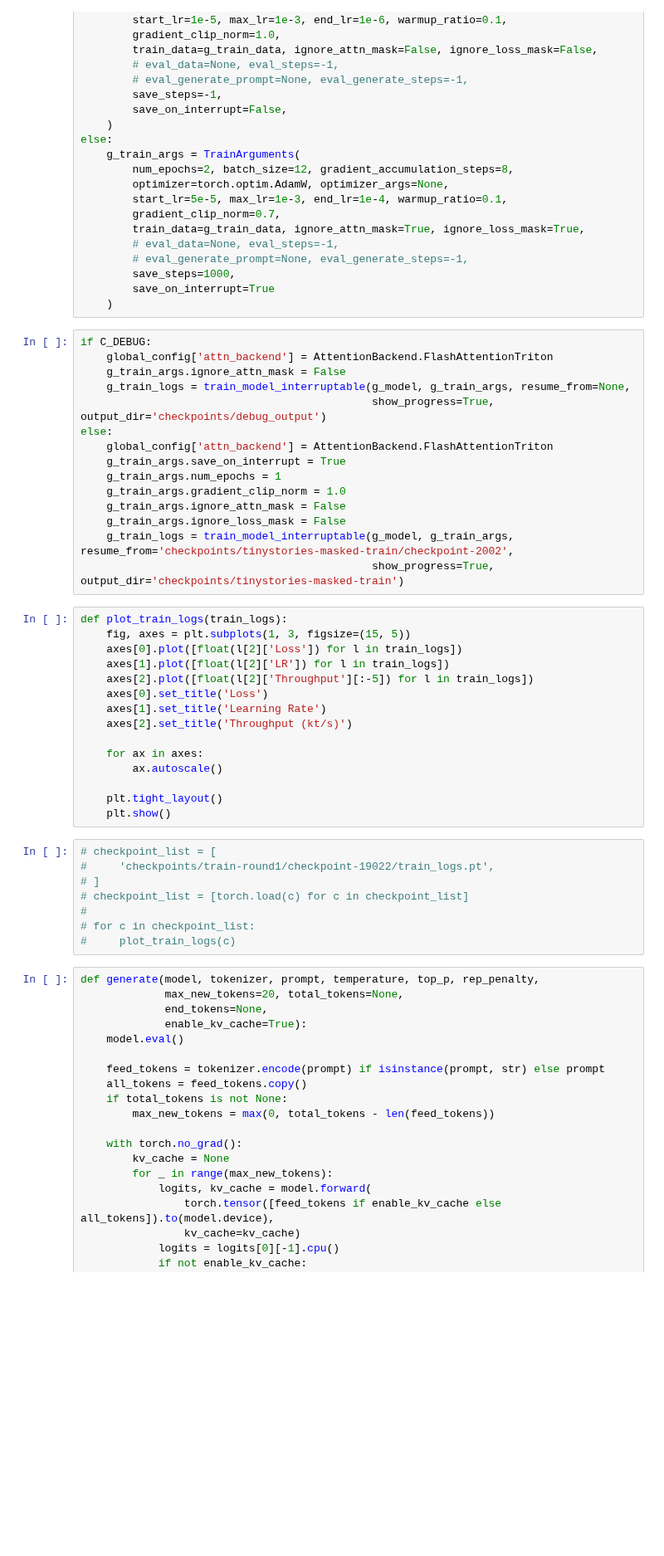
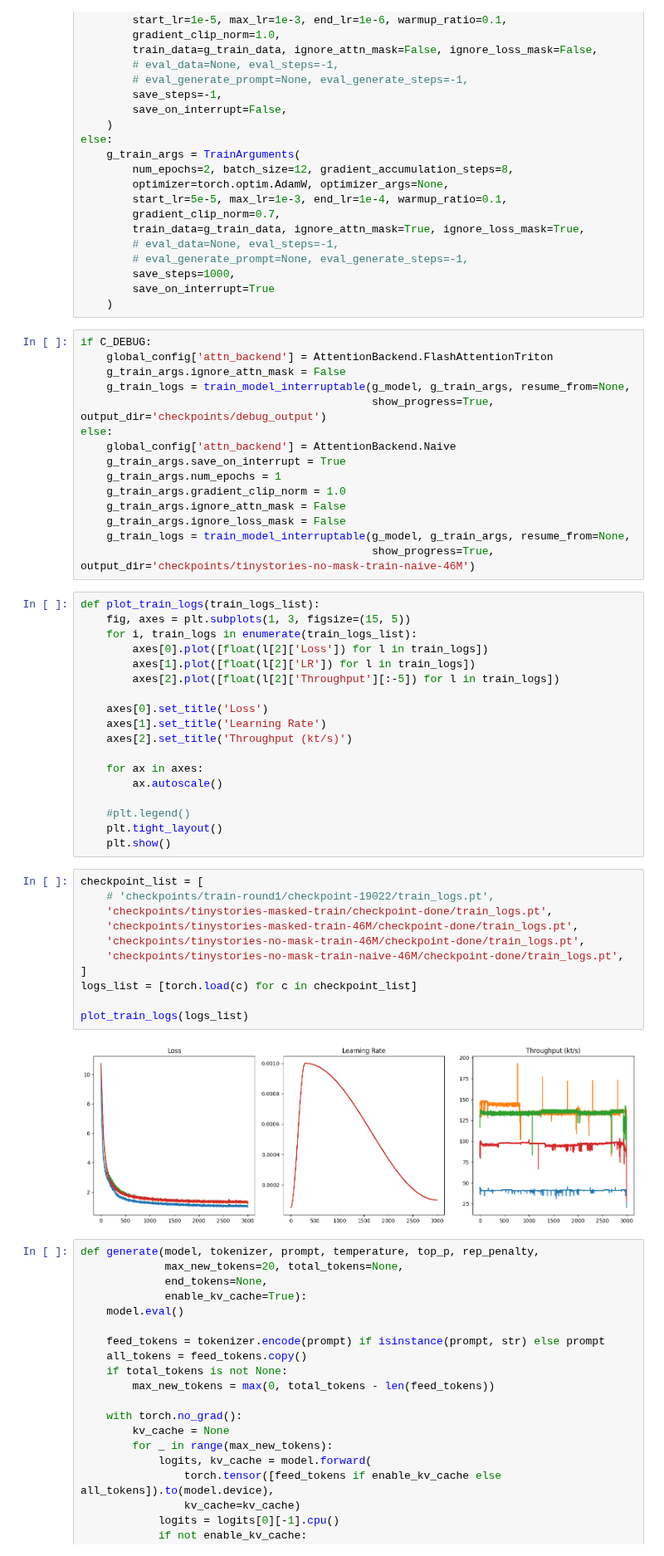
Before and after one commit to Larryvrh/transformer_from_scratch, a Jupyter notebook: vanilla_transformer.ipynb, the cells around one changed output. Shown at 83% size. Drawn from its saved outputs; the diff is of its cells as text; blank space fills up the shorter version.

Commit message:
Per-sample mask training ablation study.

```diff
--- a/vanilla_transformer.ipynb
+++ b/vanilla_transformer.ipynb
@@ -361,20 +362,22 @@ if C_DEBUG:
     g_train_logs = train_model_interruptable(g_model, g_train_args, resume_from=None,
                                              show_progress=True, output_dir='checkpoints/debug_output')
 else:
-    global_config['attn_backend'] = AttentionBackend.FlashAttentionTriton
+    global_config['attn_backend'] = AttentionBackend.Naive
     g_train_args.save_on_interrupt = True
     g_train_args.num_epochs = 1
     g_train_args.gradient_clip_norm = 1.0
     g_train_args.ignore_attn_mask = False
     g_train_args.ignore_loss_mask = False
-    g_train_logs = train_model_interruptable(g_model, g_train_args, resume_from='checkpoints/tinystories-masked-train/checkpoint-2002',
-                                             show_progress=True, output_dir='checkpoints/tinystories-masked-train')
+    g_train_logs = train_model_interruptable(g_model, g_train_args, resume_from=None,
+                                             show_progress=True, output_dir='checkpoints/tinystories-no-mask-train-naive-46M')
 # %%
-def plot_train_logs(train_logs):
+def plot_train_logs(train_logs_list):
     fig, axes = plt.subplots(1, 3, figsize=(15, 5))
-    axes[0].plot([float(l[2]['Loss']) for l in train_logs])
-    axes[1].plot([float(l[2]['LR']) for l in train_logs])
-    axes[2].plot([float(l[2]['Throughput'][:-5]) for l in train_logs])
+    for i, train_logs in enumerate(train_logs_list):
+        axes[0].plot([float(l[2]['Loss']) for l in train_logs])
+        axes[1].plot([float(l[2]['LR']) for l in train_logs])
+        axes[2].plot([float(l[2]['Throughput'][:-5]) for l in train_logs])
+
     axes[0].set_title('Loss')
     axes[1].set_title('Learning Rate')
     axes[2].set_title('Throughput (kt/s)')
@@ -382,16 +385,22 @@ def plot_train_logs(train_logs):
     for ax in axes:
         ax.autoscale()
 
+    #plt.legend()
     plt.tight_layout()
     plt.show()
 # %%
-# checkpoint_list = [
-#     'checkpoints/train-round1/checkpoint-19022/train_logs.pt',
-# ]
-# checkpoint_list = [torch.load(c) for c in checkpoint_list]
-#
-# for c in checkpoint_list:
-#     plot_train_logs(c)
+checkpoint_list = [
+    # 'checkpoints/train-round1/checkpoint-19022/train_logs.pt',
+    'checkpoints/tinystories-masked-train/checkpoint-done/train_logs.pt',
+    'checkpoints/tinystories-masked-train-46M/checkpoint-done/train_logs.pt',
+    'checkpoints/tinystories-no-mask-train-46M/checkpoint-done/train_logs.pt',
+    'checkpoints/tinystories-no-mask-train-naive-46M/checkpoint-done/train_logs.pt',
+]
+logs_list = [torch.load(c) for c in checkpoint_list]
+
+plot_train_logs(logs_list)
+# %% [output]
+[figure, added]
 # %%
 def generate(model, tokenizer, prompt, temperature, top_p, rep_penalty,
              max_new_tokens=20, total_tokens=None,
```
Also changed, not shown: parts of 5 cells of this notebook, 1 other file.
